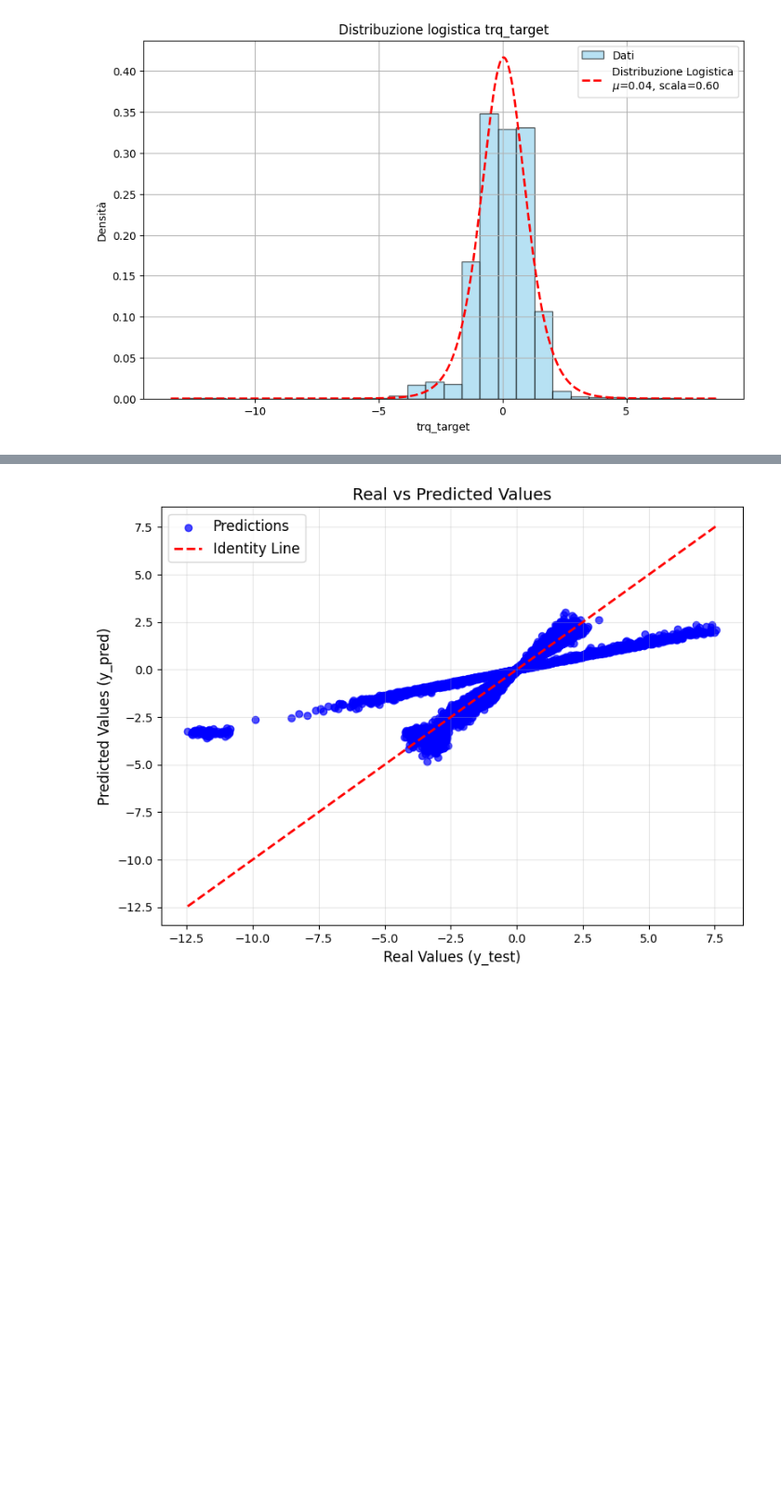
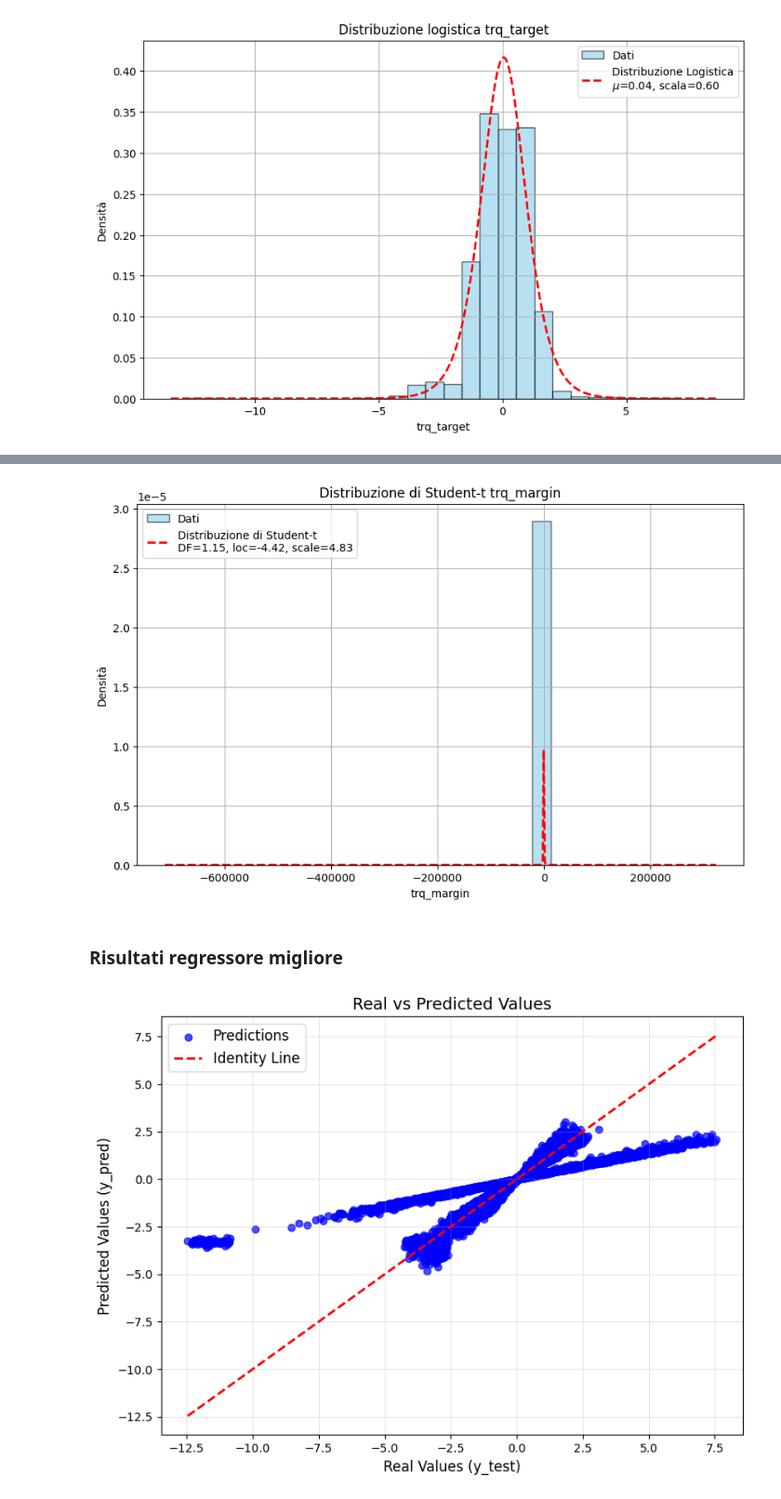
Before and after one commit to lucabellantee/FlyGuard, a Jupyter notebook: polynomial_regression.ipynb, the cells around one changed output, grey strips where cells are left out. Shown at 93% size. Drawn from its saved outputs; the diff is of its cells as text; code cells hidden in the pictures; blank space fills up the shorter version.

Commit message:
Aggiunta distribuzione su trq_margin

```diff
--- a/polynomial_regression.ipynb
+++ b/polynomial_regression.ipynb
@@ -681,10 +685,10 @@ def find_best_distribution(data, distributions):
     return results
 
 # Dataset
-file_path = "Dataset/Train/X_train_resampled_with_target.csv"
-data_label = pd.read_csv(file_path)
-if 'trq_target' in data_label.columns:
-    trq_target = data_label['trq_target'].dropna()
+file_path = "Dataset/Train/X_train_with_trq_margin.csv"
+data = pd.read_csv(file_path)
+if 'trq_margin' in data.columns:
+    trq_margin = data['trq_margin'].dropna()
 
     # Distribuzioni da testare
     distributions = {
@@ -711,11 +715,11 @@ if 'trq_target' in data_label.columns:
     }
 
     # Trova la migliore distribuzione
-    best_fit = find_best_distribution(trq_target, distributions)
-    print("Distribuzioni ordinate per adattamento (KS statistic) di trq_target FORNITO dalla challenge:")
+    best_fit = find_best_distribution(trq_margin, distributions)
+    print("Distribuzioni ordinate per adattamento (KS statistic)  -- trq_margin:")
     for result in best_fit:
         print(f"{result[0]} - KS Stat: {result[1]:.4f}, p-value: {result[2]:.4f}")
 else:
-    print("La colonna 'trq_target' non è presente nel dataset.")
+    print("La colonna 'trq_margin' non è presente nel dataset.")
 # %% [output]
   a, b = optimize.fsolve(func, (1.0, 1.0))
@@ -774,3 +743,39 @@ plt.show()
+# %%
+import pandas as pd
+import numpy as np
+import matplotlib.pyplot as plt
+from scipy.stats import t
+
+# Controlla che la colonna esista
+if "trq_margin" in data.columns:
+    # Estrai la colonna 'trq_margin' e rimuovi valori nulli
+    trq_margin = data["trq_margin"].dropna()
+
+    # Stima dei parametri della distribuzione di Student-t
+    df_t, loc, scale = t.fit(trq_margin)
+
+    # Genera i valori per il grafico
+    x_vals = np.linspace(trq_margin.min(), trq_margin.max(), 500)
+    pdf = t.pdf(x_vals, df_t, loc, scale)
+
+    # Traccia l'istogramma dei dati e la PDF stimata
+    plt.figure(figsize=(10, 6))
+    plt.hist(trq_margin, bins=30, density=True, alpha=0.6, color="skyblue", edgecolor="black", label="Dati")
+    plt.plot(x_vals, pdf, "r--", label=f"Distribuzione di Student-t\nDF={df_t:.2f}, loc={loc:.2f}, scale={scale:.2f}", linewidth=2)
+
+    # Configurazioni del grafico
+    plt.title("Distribuzione di Student-t trq_margin")
+    plt.xlabel("trq_margin")
+    plt.ylabel("Densità")
+    plt.legend()
+    plt.grid()
+    plt.show()
+else:
+    print("La colonna 'trq_margin' non è presente nel dataset.")
+# %% [output]
+[figure, added]
+# %% [markdown]
+### Risultati regressore migliore
 # %%
 import matplotlib.pyplot as plt
 
```
Also changed, not shown: parts of 5 cells of this notebook, 1 other file.
